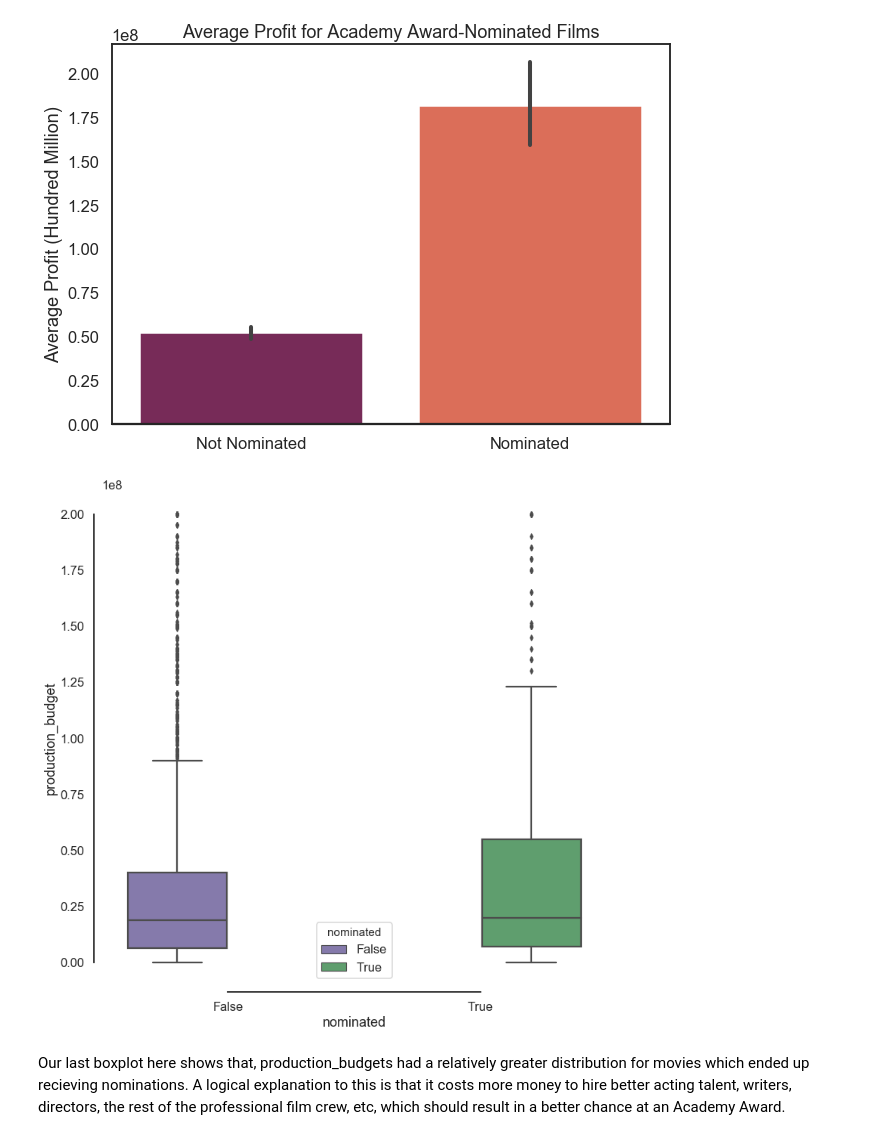
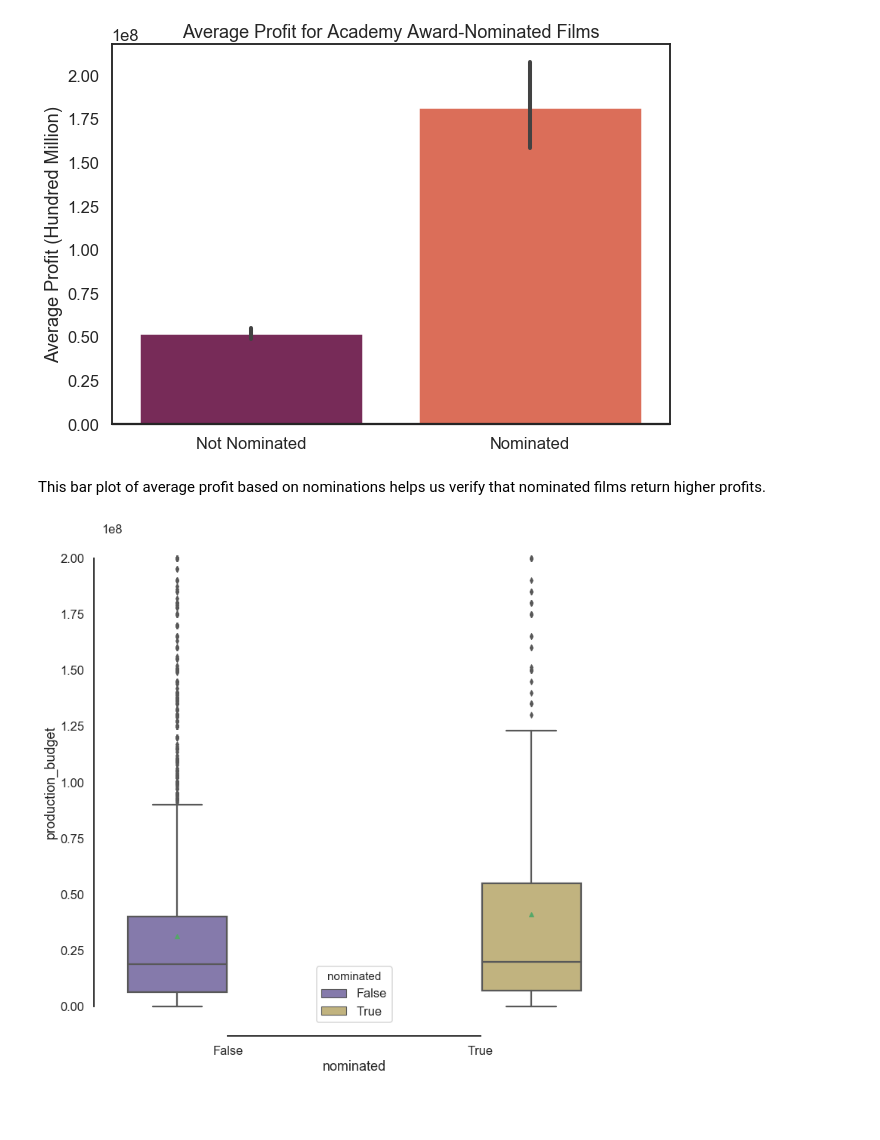
Before and after one commit to tcastanley/Movie_Analysis, a Jupyter notebook: Orin's glob.ipynb, the cells around one changed output. Cells and saved outputs as stored; diff of their text form; code cells hidden in the pictures; blank space fills up the shorter version.

```diff
--- a/Orin's glob.ipynb
+++ b/Orin's glob.ipynb
@@ -547,15 +530,15 @@ ax1.set(xticklabels=["Not Nominated", "Nominated"])
 ax1.set_title("Average Profit for Academy Award-Nominated Films");
 # %% [output]
 [figure]
+# %% [markdown]
+This bar plot of average profit based on nominations helps us verify that nominated films return higher profits.
 # %%
 f, ax = plt.subplots(figsize=(12, 12))
 
 sns.boxplot(x="nominated", y="production_budget",
-            hue="nominated", palette=["m", "g"],
-            data=awards_to_budget_df)
+            hue="nominated", palette=["m", "y"],
+            data=awards_to_budget_df, showmeans=True)
 
 sns.despine(offset=10, trim=True)
 # %% [output]
-[figure, old version]
+[figure, new version]
-# %% [markdown]
-Our last boxplot here shows that, production_budgets had a relatively greater distribution for movies which ended up recieving nominations. A logical explanation to this is that it costs more money to hire better acting talent, writers, directors, the rest of the professional film crew, etc, which should result in a better chance at an Academy Award.
```
Also changed, not shown: parts of 14 cells of this notebook.
